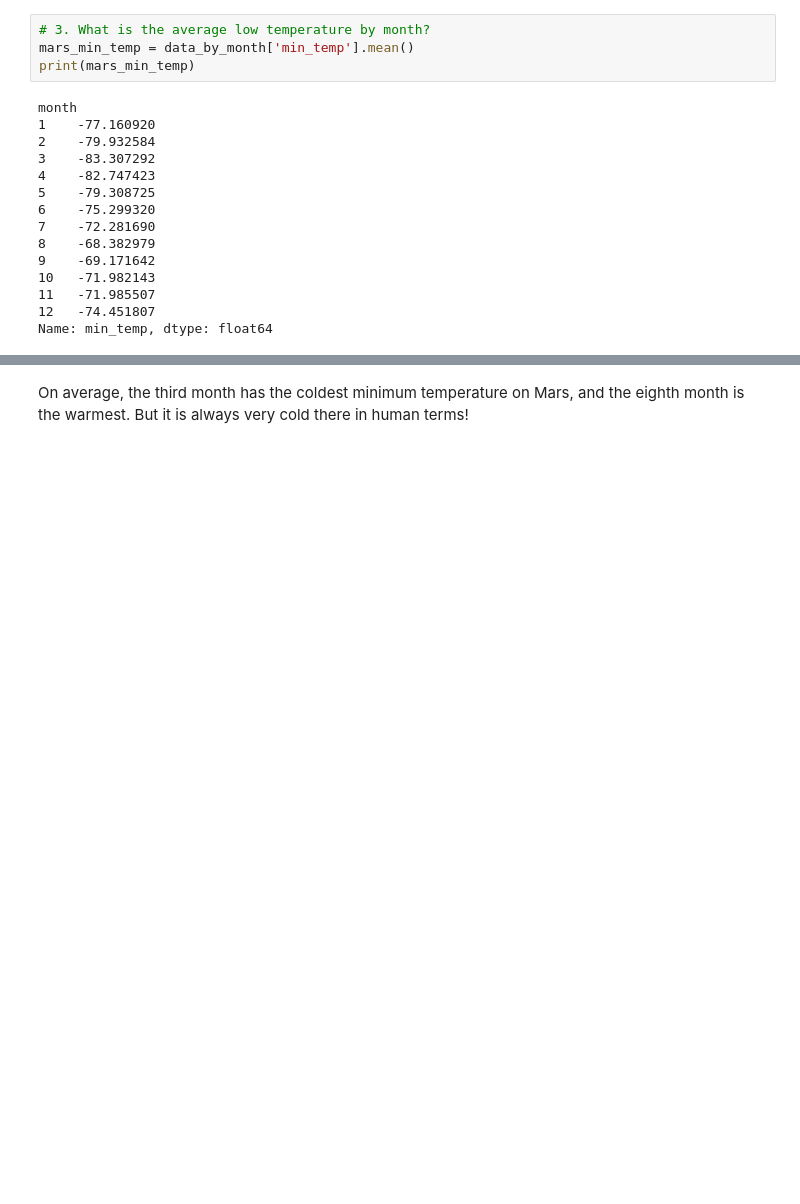
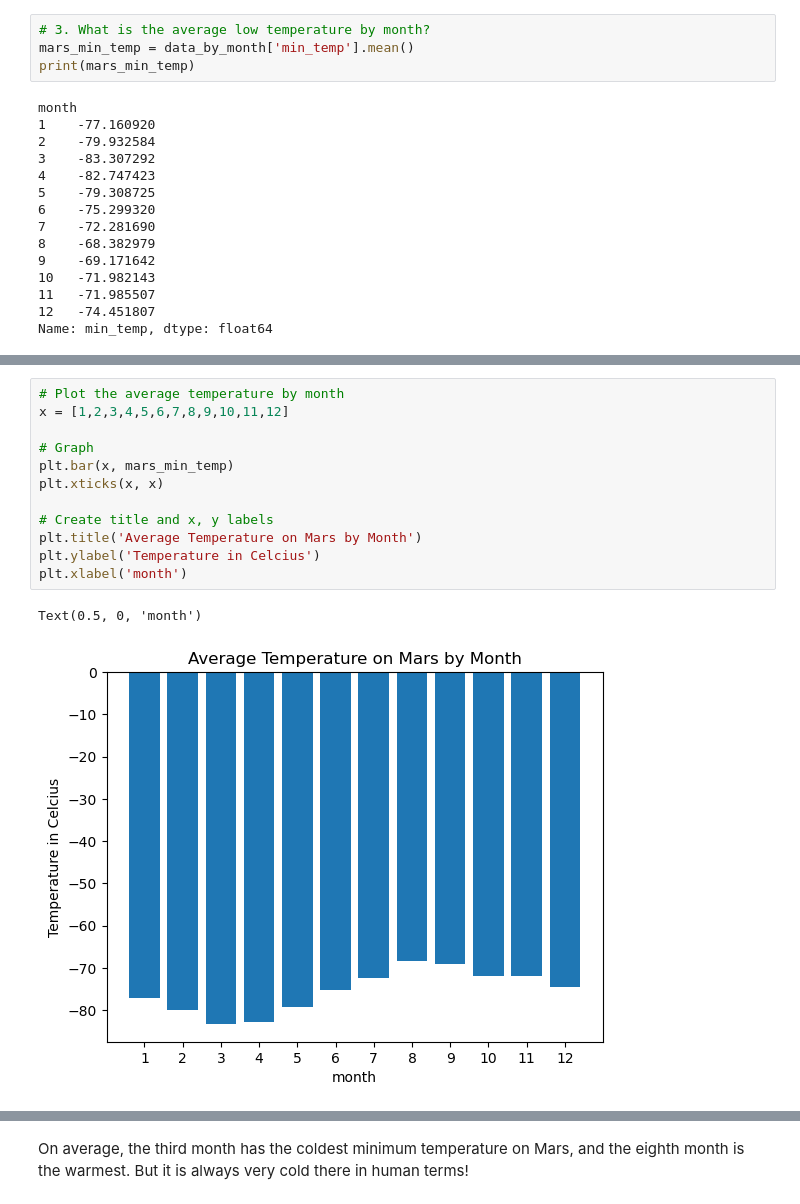
Before and after one commit to elisesirivisal/html-challenge, a Jupyter notebook: part_2_mars_weather.ipynb, the cells around one changed output, grey strips where cells are left out. Drawn from its saved outputs; the diff is of its cells as text; blank space fills up the shorter version.

```diff
--- a/part_2_mars_weather.ipynb
+++ b/part_2_mars_weather.ipynb
@@ -213,0 +206,15 @@ Name: min_temp, dtype: float64
+# %%
+# Plot the average temperature by month
+x = [1,2,3,4,5,6,7,8,9,10,11,12]
+
+# Graph
+plt.bar(x, mars_min_temp)
+plt.xticks(x, x)
+
+# Create title and x, y labels
+plt.title('Average Temperature on Mars by Month')
+plt.ylabel('Temperature in Celcius')
+plt.xlabel('month')
+# %% [output]
+Text(0.5, 0, 'month')
+[figure, added]
```
Also changed, not shown: parts of 9 cells of this notebook, 1 other file.
